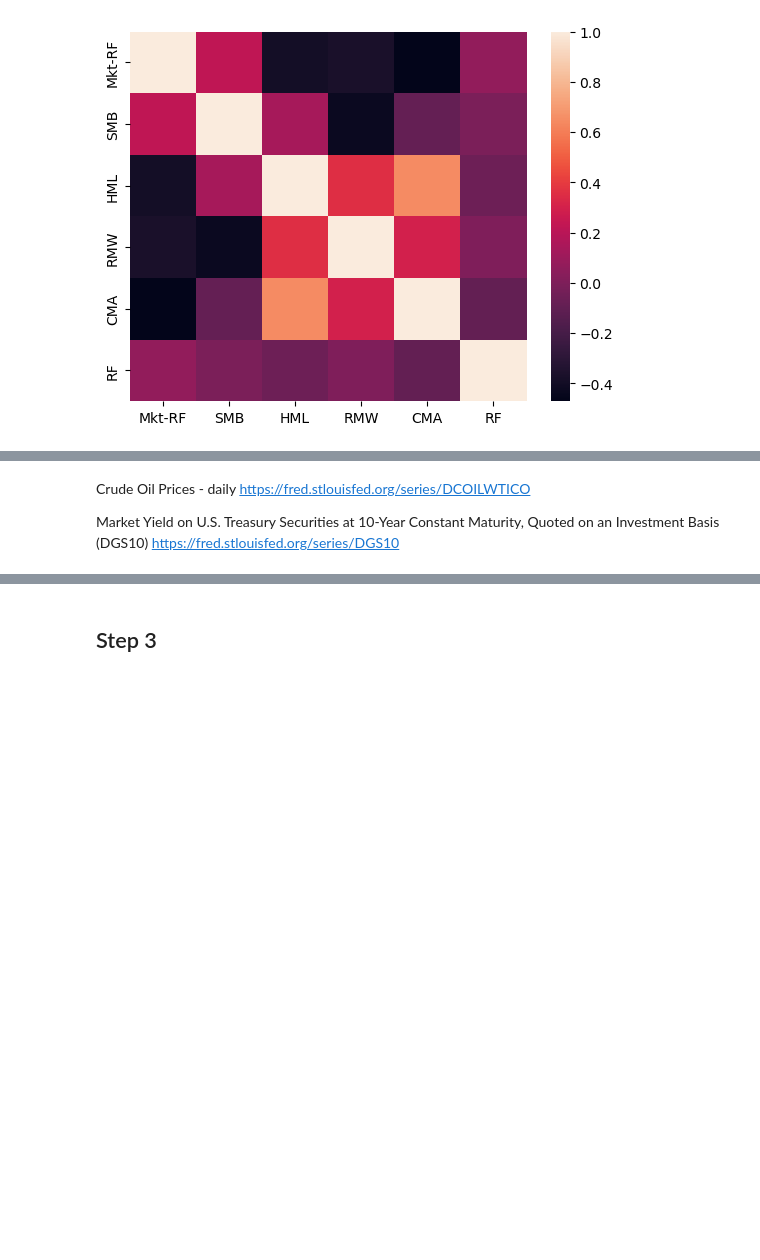
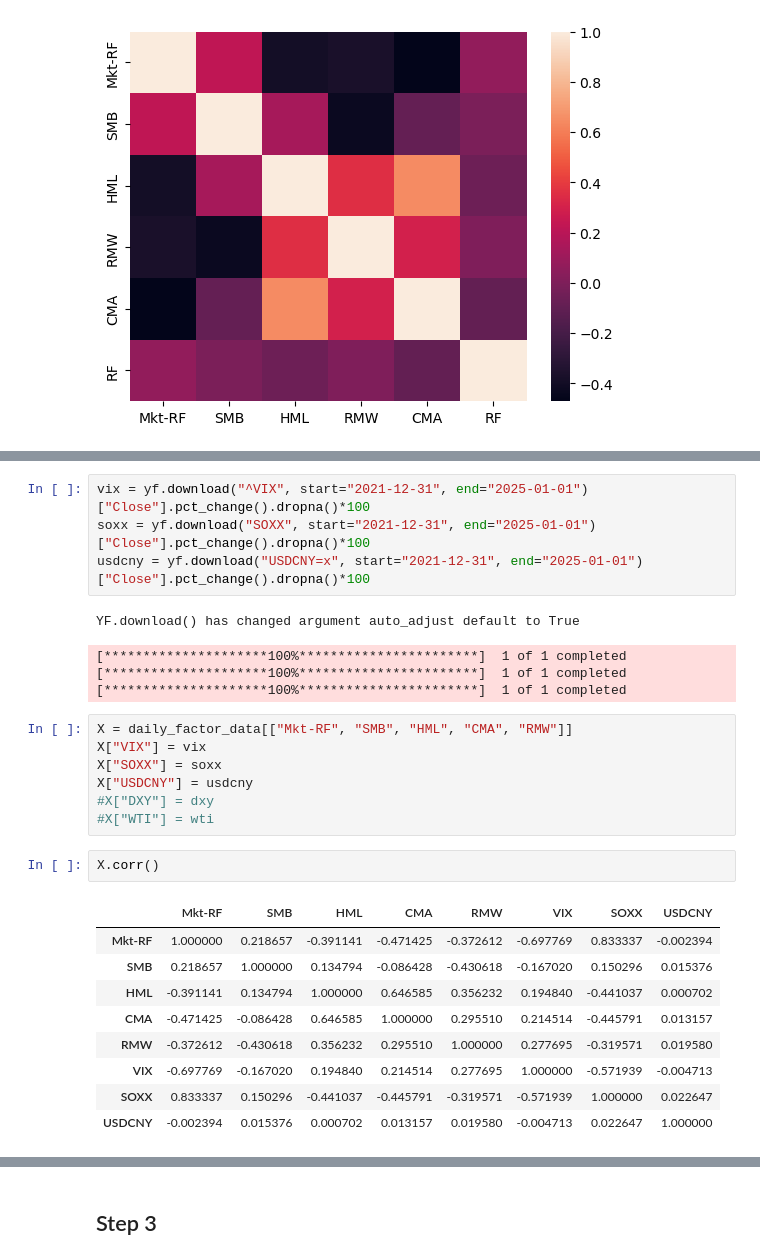
Before and after one commit to 3v-mb/Mini-projects-in-Financial-Engineering, a Jupyter notebook: Factor Modeling.ipynb, the cells around one changed output, grey strips where cells are left out. Saved outputs shown, nothing was run; the diff lists cells and outputs as text; blank space fills up the shorter version.

```diff
--- a/Factor Modeling.ipynb
+++ b/Factor Modeling.ipynb
@@ -144,4 +146,28 @@ Now, our task is to collect some economic data for this period
-# %% [markdown]
-Crude Oil Prices - daily https://fred.stlouisfed.org/series/DCOILWTICO
-
-Market Yield on U.S. Treasury Securities at 10-Year Constant Maturity, Quoted on an Investment Basis (DGS10) https://fred.stlouisfed.org/series/DGS10
+# %%
+vix = yf.download("^VIX", start="2021-12-31", end="2025-01-01")["Close"].pct_change().dropna()*100
+soxx = yf.download("SOXX", start="2021-12-31", end="2025-01-01")["Close"].pct_change().dropna()*100
+usdcny = yf.download("USDCNY=x", start="2021-12-31", end="2025-01-01")["Close"].pct_change().dropna()*100
+# %% [output]
+YF.download() has changed argument auto_adjust default to True
+[*********************100%***********************]  1 of 1 completed
+[*********************100%***********************]  1 of 1 completed
+[*********************100%***********************]  1 of 1 completed
+# %%
+X = daily_factor_data[["Mkt-RF", "SMB",	"HML", "CMA", "RMW"]]
+X["VIX"] = vix
+X["SOXX"] = soxx
+X["USDCNY"] = usdcny
+#X["DXY"] = dxy
+#X["WTI"] = wti
+# %%
+X.corr()
+# %% [output]
+|  | Mkt-RF | SMB | HML | CMA | RMW | VIX | SOXX | USDCNY |
+| Mkt-RF | 1.000000 | 0.218657 | -0.391141 | -0.471425 | -0.372612 | -0.697769 | 0.833337 | -0.002394 |
+| SMB | 0.218657 | 1.000000 | 0.134794 | -0.086428 | -0.430618 | -0.167020 | 0.150296 | 0.015376 |
+| HML | -0.391141 | 0.134794 | 1.000000 | 0.646585 | 0.356232 | 0.194840 | -0.441037 | 0.000702 |
+| CMA | -0.471425 | -0.086428 | 0.646585 | 1.000000 | 0.295510 | 0.214514 | -0.445791 | 0.013157 |
+| RMW | -0.372612 | -0.430618 | 0.356232 | 0.295510 | 1.000000 | 0.277695 | -0.319571 | 0.019580 |
+| VIX | -0.697769 | -0.167020 | 0.194840 | 0.214514 | 0.277695 | 1.000000 | -0.571939 | -0.004713 |
+| SOXX | 0.833337 | 0.150296 | -0.441037 | -0.445791 | -0.319571 | -0.571939 | 1.000000 | 0.022647 |
+| USDCNY | -0.002394 | 0.015376 | 0.000702 | 0.013157 | 0.019580 | -0.004713 | 0.022647 | 1.000000 |
```
Also changed, not shown: parts of 65 cells of this notebook.
